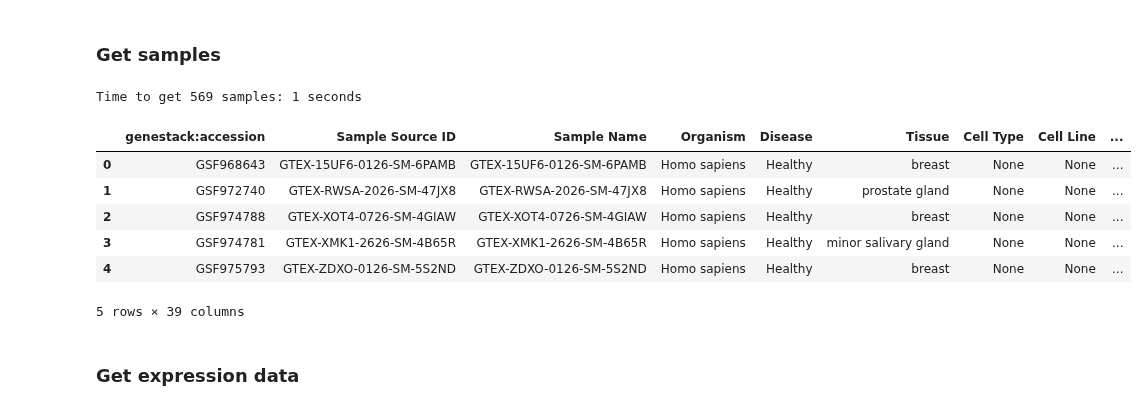
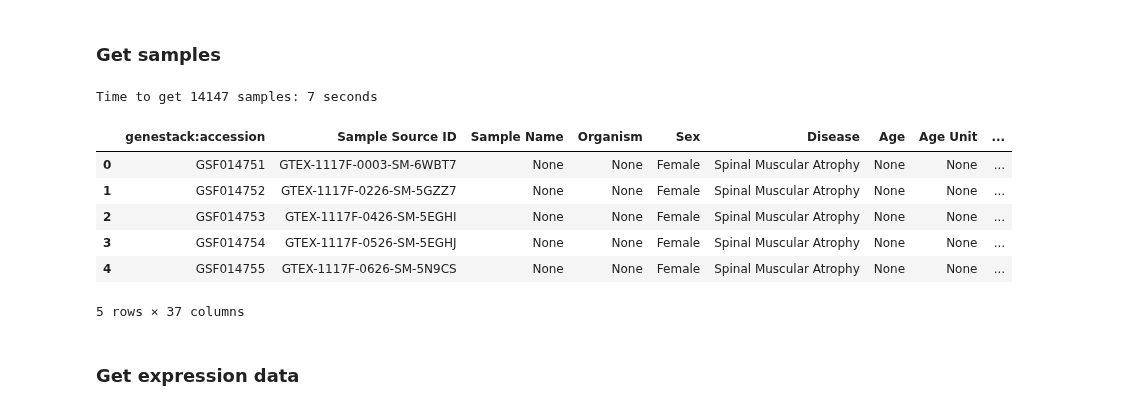
Before and after one commit to genestack/user-guide, a Jupyter notebook: jupyter_notebooks/differential-expression-gtex [Python].ipynb, the cells around one changed output. Cells and saved outputs as stored; diff of their text form; code cells hidden in the pictures.

```diff
--- a/jupyter_notebooks/differential-expression-gtex [Python].ipynb
+++ b/jupyter_notebooks/differential-expression-gtex [Python].ipynb
@@ -16,28 +16,26 @@ omics_api = integration_curator.OmicsQueriesApi()
 # %% [markdown]
 ### Get samples
 # %%
-study_filter = 'genestack:accession=GSF962829'
-sample_filter = ' OR '.join(['"GTEX original SMTS"="%s"' % x
-                             for x in ['Prostate', 'Breast', 'Salivary Gland']])
+study_filter = 'genestack:accession=GSF014748'
 
 start = time.time()
 data = omics_api.search_samples(
     study_filter=study_filter,
-    sample_filter=sample_filter
+    page_limit=20000
 )
 samples = pd.DataFrame.from_dict([item['metadata'] for item in data.data])
 print('Time to get %s samples: %i seconds\n' % (samples.shape[0], time.time()-start))
 
 samples.head()
 # %% [output]
-Time to get 569 samples: 1 seconds
+Time to get 14147 samples: 7 seconds
-|  | genestack:accession | Sample Source ID | Sample Name | Organism | Disease | Tissue | Cell Type | Cell Line | ... |
-| 0 | GSF968643 | GTEX-15UF6-0126-SM-6PAMB | GTEX-15UF6-0126-SM-6PAMB | Homo sapiens | Healthy | breast | None | None | ... |
-| 1 | GSF972740 | GTEX-RWSA-2026-SM-47JX8 | GTEX-RWSA-2026-SM-47JX8 | Homo sapiens | Healthy | prostate gland | None | None | ... |
-| 2 | GSF974788 | GTEX-XOT4-0726-SM-4GIAW | GTEX-XOT4-0726-SM-4GIAW | Homo sapiens | Healthy | breast | None | None | ... |
-| 3 | GSF974781 | GTEX-XMK1-2626-SM-4B65R | GTEX-XMK1-2626-SM-4B65R | Homo sapiens | Healthy | minor salivary gland | None | None | ... |
-| 4 | GSF975793 | GTEX-ZDXO-0126-SM-5S2ND | GTEX-ZDXO-0126-SM-5S2ND | Homo sapiens | Healthy | breast | None | None | ... |
+|  | genestack:accession | Sample Source ID | Sample Name | Organism | Sex | Disease | Age | Age Unit | ... |
+| 0 | GSF014751 | GTEX-1117F-0003-SM-6WBT7 | None | None | Female | Spinal Muscular Atrophy | None | None | ... |
+| 1 | GSF014752 | GTEX-1117F-0226-SM-5GZZ7 | None | None | Female | Spinal Muscular Atrophy | None | None | ... |
+| 2 | GSF014753 | GTEX-1117F-0426-SM-5EGHI | None | None | Female | Spinal Muscular Atrophy | None | None | ... |
+| 3 | GSF014754 | GTEX-1117F-0526-SM-5EGHJ | None | None | Female | Spinal Muscular Atrophy | None | None | ... |
+| 4 | GSF014755 | GTEX-1117F-0626-SM-5N9CS | None | None | Female | Spinal Muscular Atrophy | None | None | ... |
-5 rows × 39 columns
+5 rows × 37 columns
 # %% [markdown]
 ### Get expression data
 # %%
```
Also changed, not shown: parts of 3 cells of this notebook.
